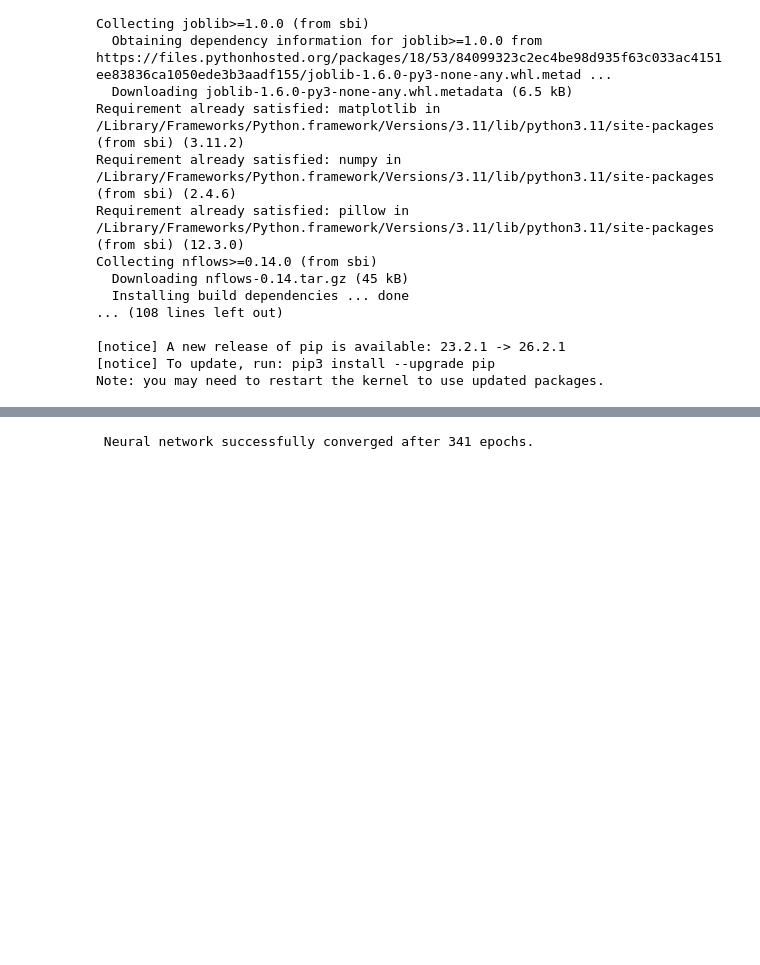
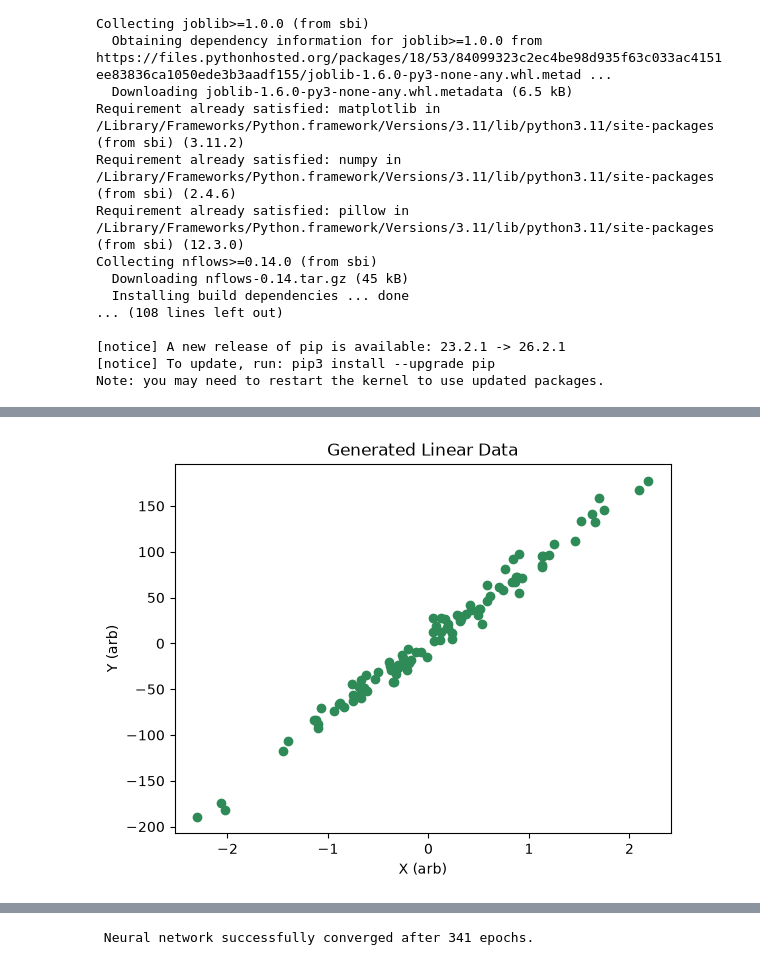
Before and after one commit to jarachisholm/SBI_clustering, a Jupyter notebook: first_notebook.ipynb, the cells around one changed output, grey strips where cells are left out. Saved outputs shown, nothing was run; the diff lists cells and outputs as text; code cells hidden in the pictures; blank space fills up the shorter version.

```diff
--- a/first_notebook.ipynb
+++ b/first_notebook.ipynb
@@ -150,0 +185,11 @@ Coin prob=0.7 -> Heads: 56, Tails: 44, Posterior mean: 0.557
+# %%
+from sklearn.datasets import make_regression
+
+X, Y = make_regression(n_samples=100, n_features=1, noise=10, random_state=1)
+plt.plot(X[:, 0], Y, 'o', color = 'seagreen')
+plt.title('Generated Linear Data')
+plt.xlabel('X (arb)')
+plt.ylabel('Y (arb)')
+plt.show()
+# %% [output]
+[figure, added]
```
Also changed, not shown: parts of 9 cells of this notebook.
